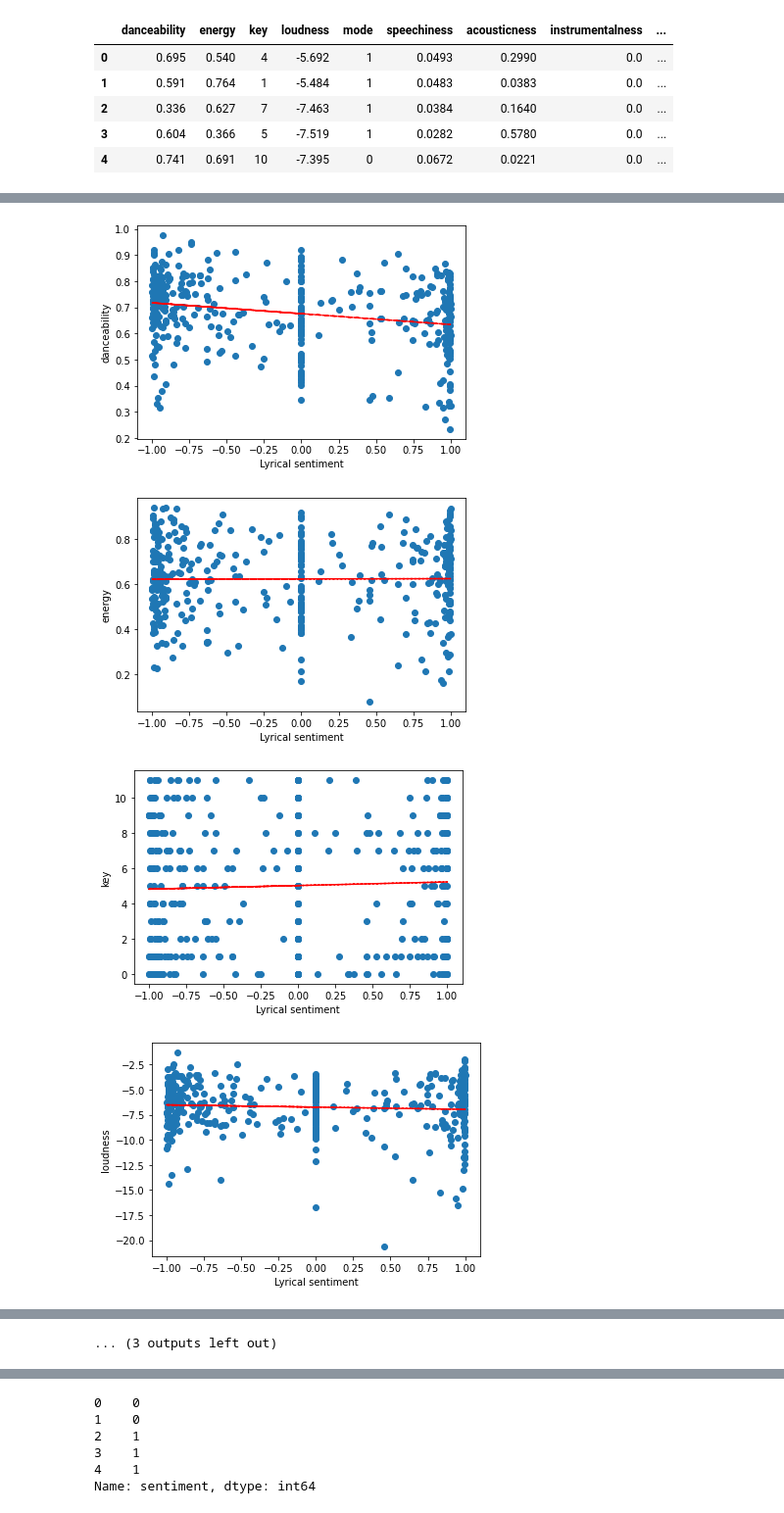
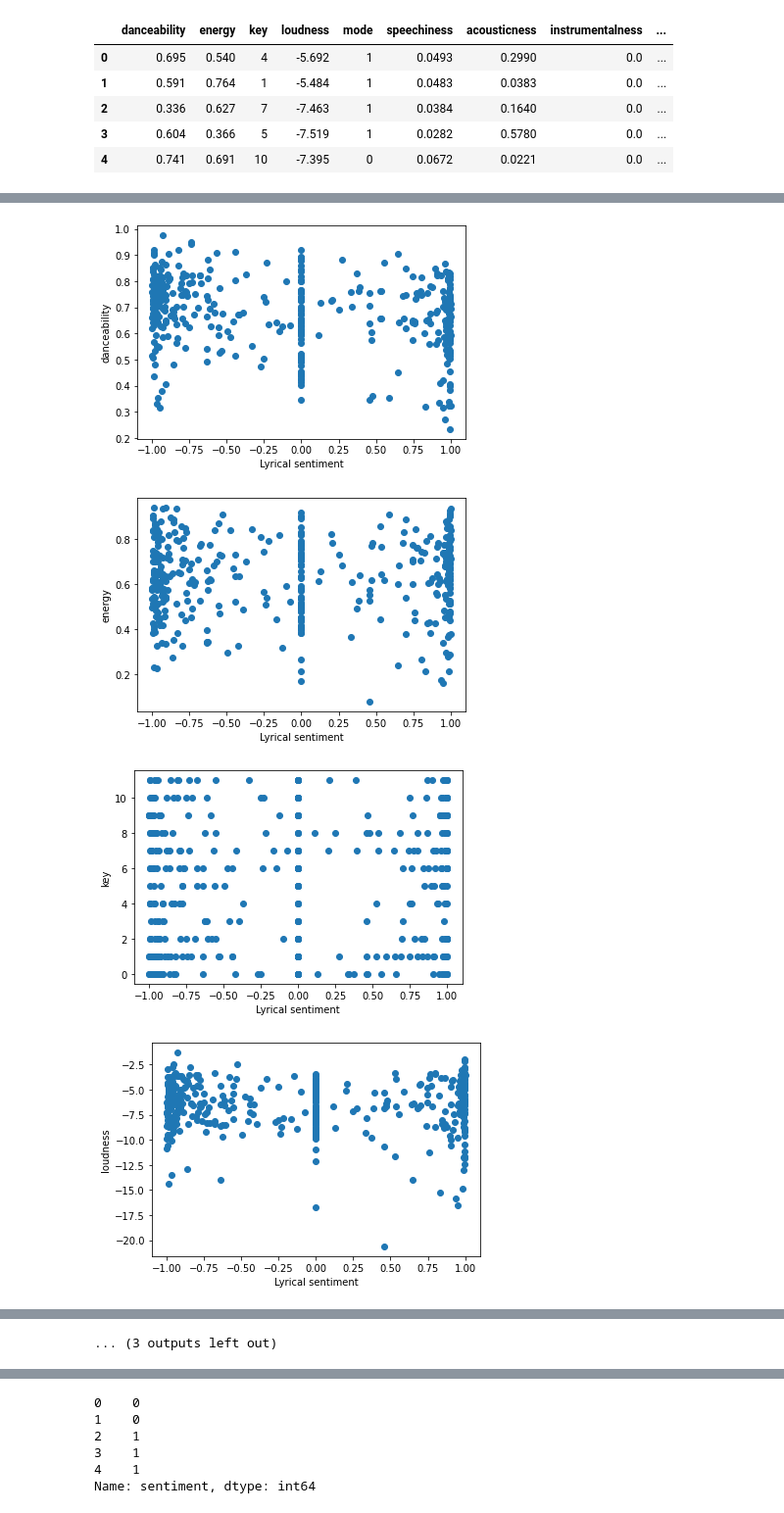
Before and after one commit to HKamilya/spotify-data-analysis, a Jupyter notebook: spotify_analysis.ipynb, the cells around one changed output, grey strips where cells are left out. Shown at 98% size. Drawn from its saved outputs; the diff is of its cells as text; code cells hidden in the pictures.

```diff
--- a/spotify_analysis.ipynb
+++ b/spotify_analysis.ipynb
@@ -640,23 +694,20 @@ train_data.describe()
 # %%
 for col in train_data:
     try:
         x = train_data['compound']
         y = train_data[col]
 
-        # Calculate trendline
         reg = np.polyfit(x,y,1)
         trendline = np.poly1d(reg)
 
-        # Scatterplot with trendline
         fig, ax = plt.subplots()
         ax.scatter(x, y)
-        ax.plot(x,trendline(x),'r--')
         ax.set_xlabel('Lyrical sentiment')
         ax.set_ylabel(col)
     except:
         print(col)
 # %% [output]
-[figure, old version]
+[figure, new version]
-[figure, old version]
+[figure, new version]
-[figure, old version]
+[figure, new version]
-[figure, old version]
+[figure, new version]
```
Also changed, not shown: parts of 47 cells of this notebook.
